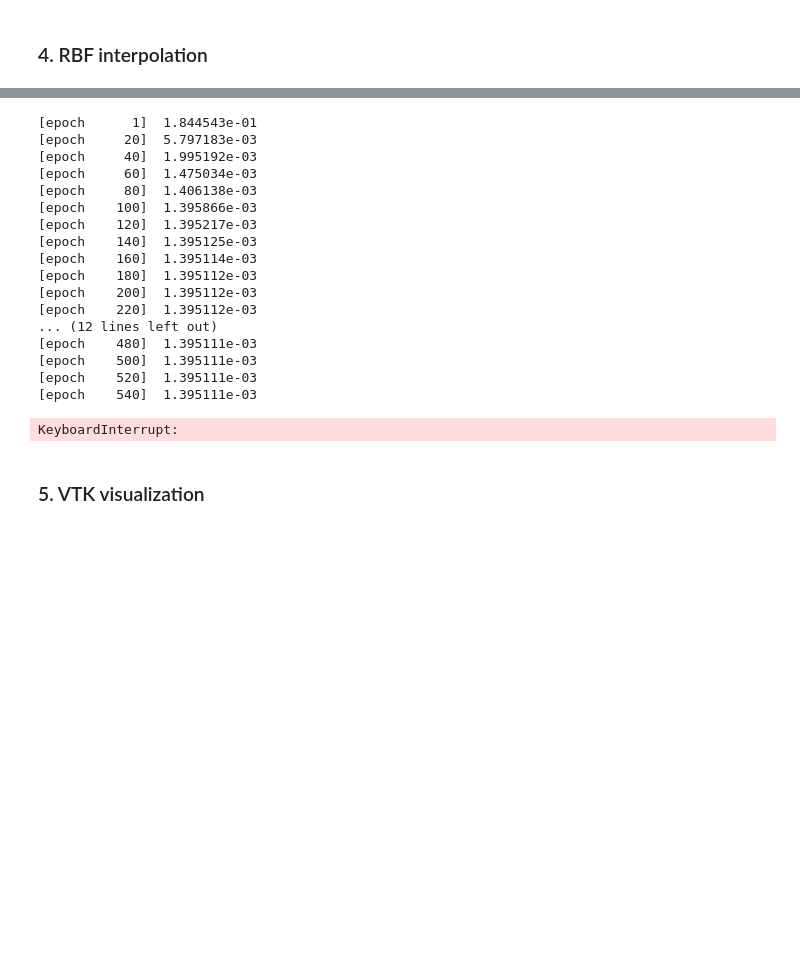
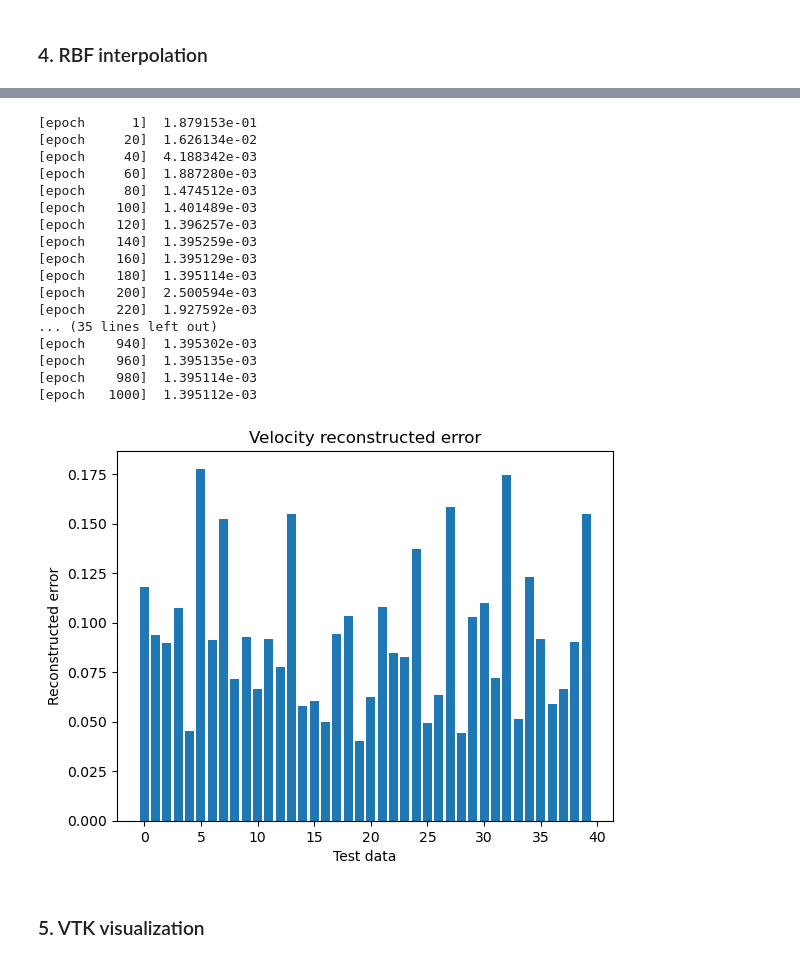
Before and after one commit to Ruansh233/geometric_parameterization_ML, a Jupyter notebook: EZyRB_AE_RBF.ipynb, the cells around one changed output, grey strips where cells are left out. Saved outputs shown, nothing was run; the diff lists cells and outputs as text; code cells hidden in the pictures; blank space fills up the shorter version.

```diff
--- a/EZyRB_AE_RBF.ipynb
+++ b/EZyRB_AE_RBF.ipynb
@@ -108,51 +108,51 @@ plt.show()
 # %%
 # Evaluate AE on the pressure data
 low_dim = 50
 optim = torch.optim.Adam
-encoder_list = [2000, 100, low_dim]
-decoder_list = [low_dim, 1000, 2000]
+encoder_list = [2000, low_dim]
+decoder_list = [low_dim, 2000]
 encoder_activation = torch.nn.Tanh
 decoder_activation = torch.nn.Tanh
 
 u_ae = AE(encoder_list, decoder_list, encoder_activation(), decoder_activation(),
           [1000, 1e-5], optimizer=optim, frequency_print=20)
 
 # Define the RBF model
 u_rbf = RBF(kernel='gaussian', epsilon=10)
 # Perform PODI on the pressure data
 u_rom = PODI_rom(u_ae, u_rbf, train_design_parameters, train_velocity)
 
 # Predict the pressure data
 u_predict = u_rom.predict(test_design_parameters)
 
 # calculate the reconstrcuted error for each test data using mean squared error
 u_reconstructed_error = np.linalg.norm(test_velocity - u_predict.snapshots_matrix, axis=1) / np.linalg.norm(test_velocity, axis=1)
 
 # plot the error
 plt.bar([i for i in range(len(u_reconstructed_error))], u_reconstructed_error)
 plt.title('Velocity reconstructed error')
 plt.xlabel('Test data')
 plt.ylabel('Reconstructed error')
 plt.show()
 # %% [output]
-[epoch      1]  1.844543e-01
-[epoch     20]  5.797183e-03
-[epoch     40]  1.995192e-03
-[epoch     60]  1.475034e-03
-[epoch     80]  1.406138e-03
-[epoch    100]  1.395866e-03
-[epoch    120]  1.395217e-03
-[epoch    140]  1.395125e-03
-[epoch    160]  1.395114e-03
-[epoch    180]  1.395112e-03
-[epoch    200]  1.395112e-03
-[epoch    220]  1.395112e-03
-... (12 lines left out)
-[epoch    480]  1.395111e-03
-[epoch    500]  1.395111e-03
-[epoch    520]  1.395111e-03
-[epoch    540]  1.395111e-03
+[epoch      1]  1.879153e-01
+[epoch     20]  1.626134e-02
+[epoch     40]  4.188342e-03
+[epoch     60]  1.887280e-03
+[epoch     80]  1.474512e-03
+[epoch    100]  1.401489e-03
+[epoch    120]  1.396257e-03
+[epoch    140]  1.395259e-03
+[epoch    160]  1.395129e-03
+[epoch    180]  1.395114e-03
+[epoch    200]  2.500594e-03
+[epoch    220]  1.927592e-03
+... (35 lines left out)
+[epoch    940]  1.395302e-03
+[epoch    960]  1.395135e-03
+[epoch    980]  1.395114e-03
+[epoch   1000]  1.395112e-03
-KeyboardInterrupt:
+[figure, added]
 # %% [markdown]
 ### 5. VTK visualization
 # %%
```
Also changed, not shown: parts of 3 cells of this notebook, 2 other files.
